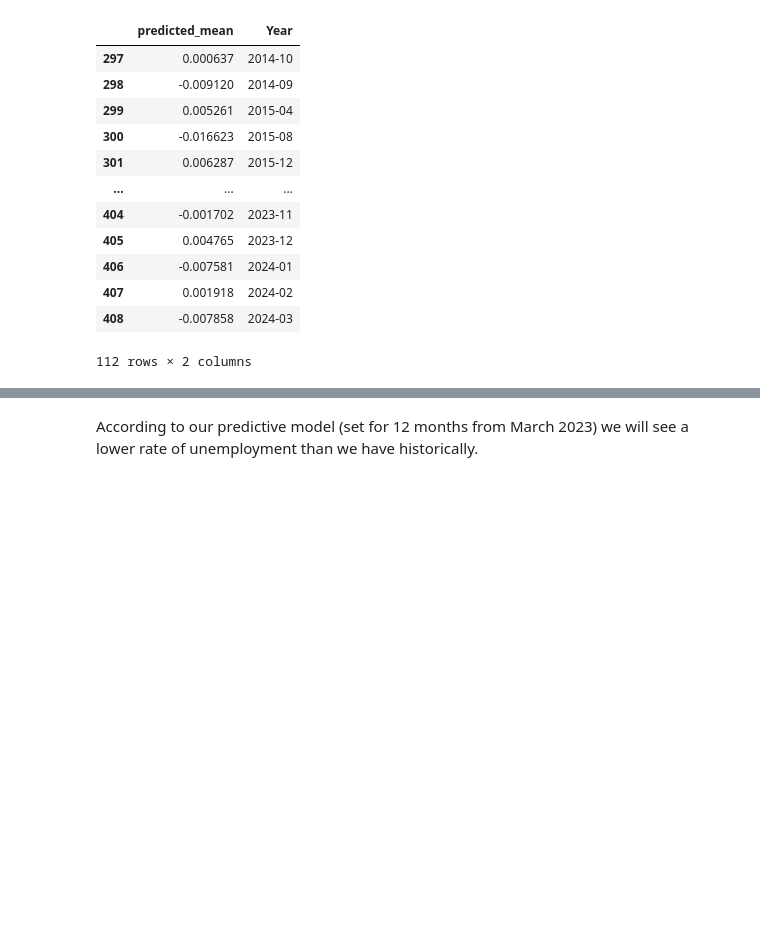
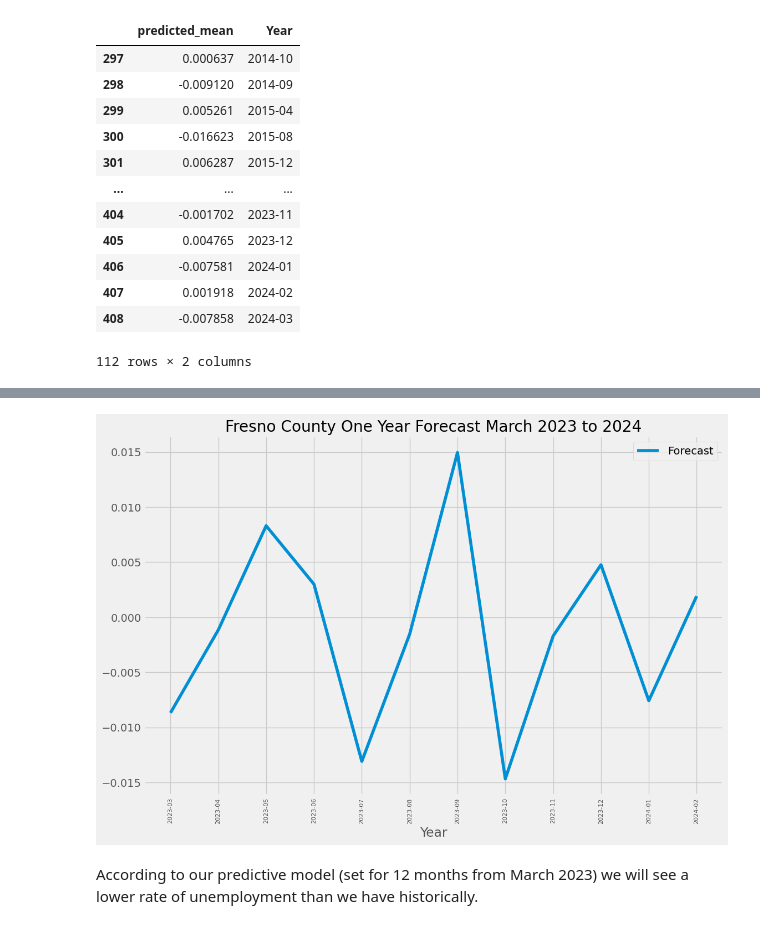
Before and after one commit to joshstruggles/Local-Area-Unemployment-Statistics-California, a Jupyter notebook: Time_Series_Analysis_of_LAUS.ipynb, the cells around one changed output, grey strips where cells are left out. Drawn from its saved outputs; the diff is of its cells as text; code cells hidden in the pictures; blank space fills up the shorter version.

```diff
--- a/Time_Series_Analysis_of_LAUS.ipynb
+++ b/Time_Series_Analysis_of_LAUS.ipynb
@@ -665,0 +687,3 @@ ax.legend();
+# %%
+one_year = forecast.reset_index()
+one_year
@@ -665,0 +704,3 @@ ax.legend();
+# %%
+one_year = one_year[99:111]
+one_year
@@ -666,3 +721,19 @@ ax.legend();
+# %%
+one_year = one_year.set_index('Year')
+# %%
+fig, ax = plt.subplots(figsize = (12,8))
+plt.xticks(fontsize=8, rotation=90)
+xmin, xmax = ax.get_xlim()
+ax.set_xticks(np.round(np.linspace(xmin, xmax), 2))
+
+ax.plot(one_year, label = 'Forecast')
+
+ax.set_title('Fresno County One Year Forecast March 2023 to 2024')
+ax.set_xlabel('Year')
+ax.set_xticks(range(0,len(one_year), 1))
+ax.legend();
+# %% [output]
+[figure, added]
 # %% [markdown]
 According to our predictive model (set for 12 months from March 2023) we will see a lower rate of unemployment than we have historically.
 # %% [markdown]
```
Also changed, not shown: parts of 142 cells of this notebook.
